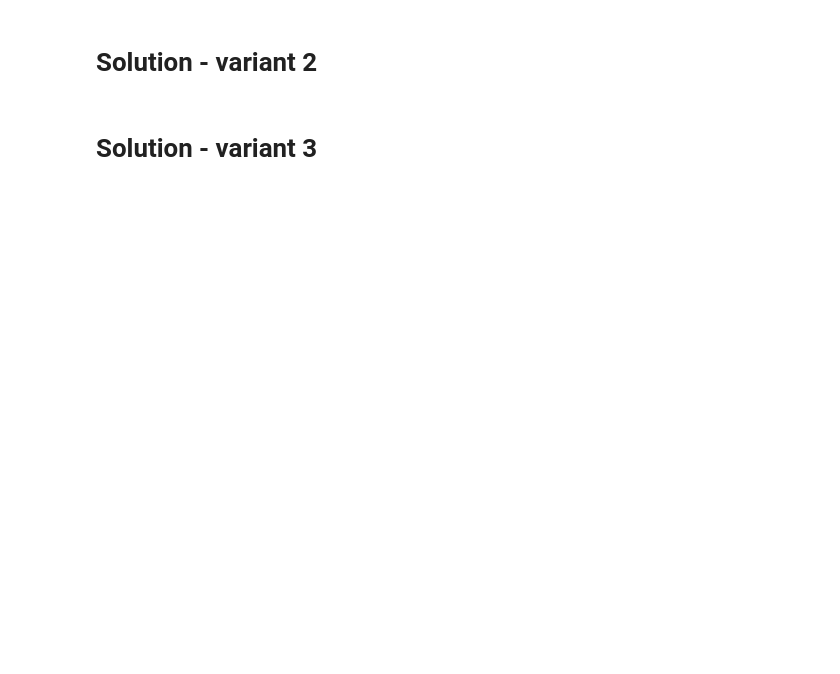
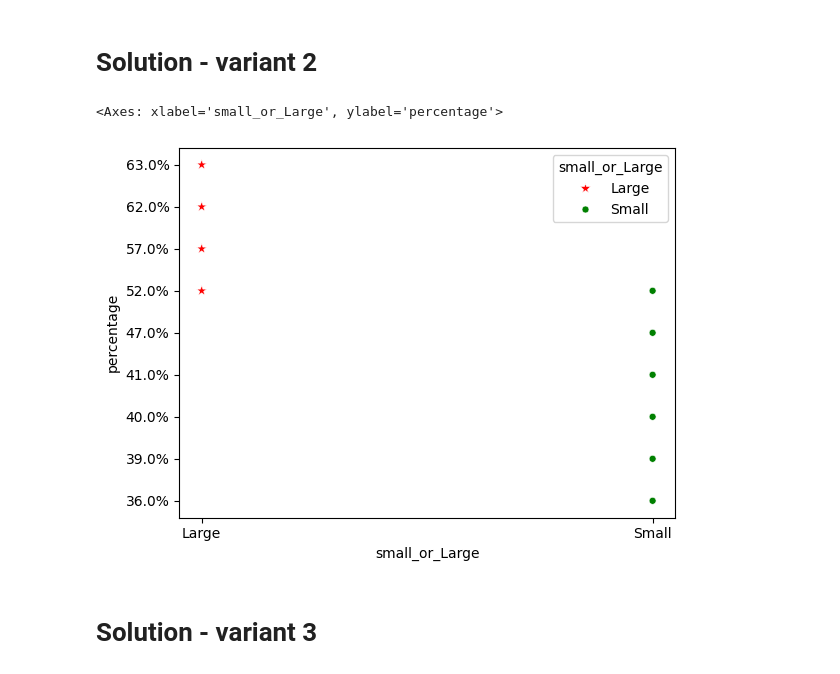
Before and after one commit to jgumtau/datascience15, a Jupyter notebook: 2a_Grangers_Elf_Analysis.ipynb, the cells around one changed output. Cells and saved outputs as stored; diff of their text form; code cells hidden in the pictures; blank space fills up the shorter version.

```diff
--- a/2a_Grangers_Elf_Analysis.ipynb
+++ b/2a_Grangers_Elf_Analysis.ipynb
@@ -222,2 +238,11 @@ df2
+# %%
+# make a seaborn scatter plot with percentages as y with small as green and large as red
+sns.scatterplot(data=df, x='small_or_Large', y='percentage',
+                hue='small_or_Large', palette=['red', 'green'],
+                style = 'small_or_Large', markers = ['*', 'o'],
+                size = 'small_or_Large', sizes = [60,25])
+# %% [output]
+<Axes: xlabel='small_or_Large', ylabel='percentage'>
+[figure, added]
 # %% [markdown]
 # Solution - variant 3
```
Also changed, not shown: parts of 9 cells of this notebook.
